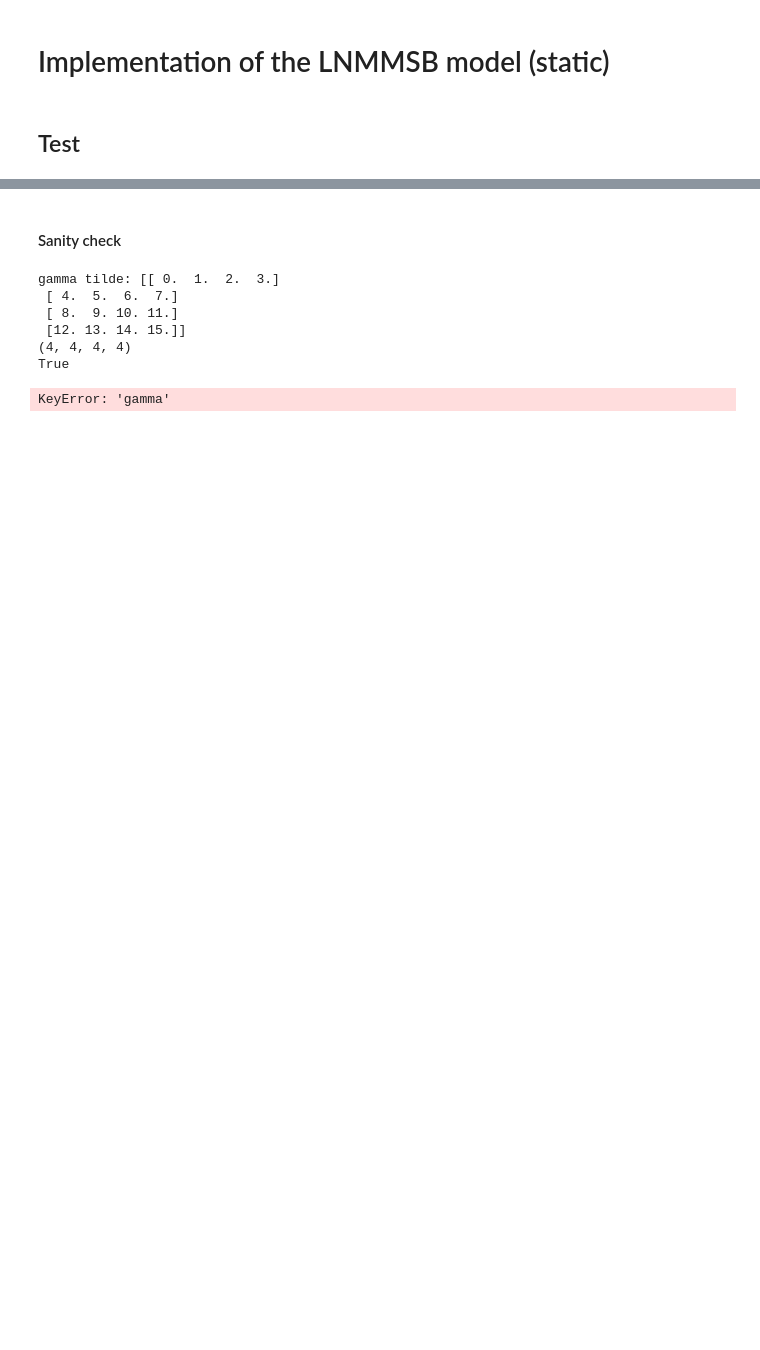
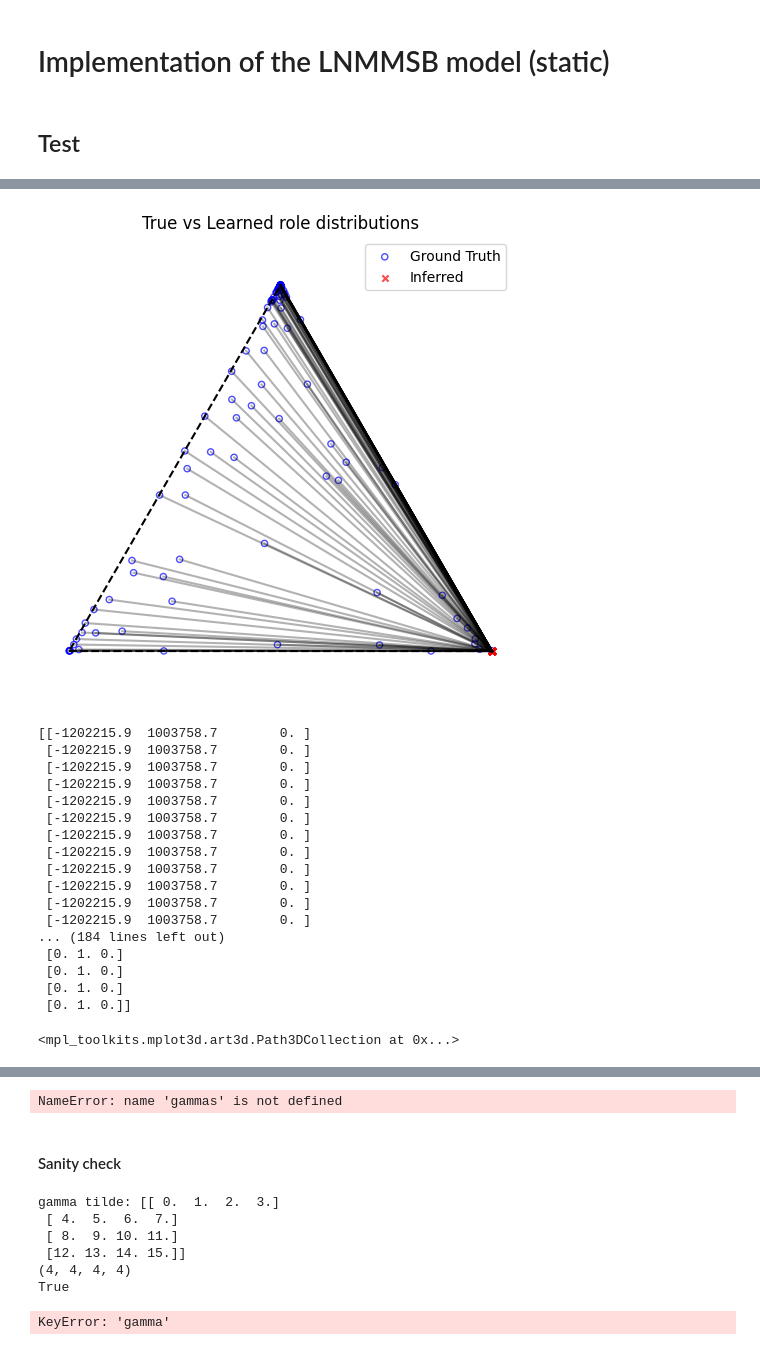
Before and after one commit to LaosAntreas/dMMSB, a Jupyter notebook: LNMMSB.ipynb, the cells around one changed output, grey strips where cells are left out. Saved outputs shown, nothing was run; the diff lists cells and outputs as text; code cells hidden in the pictures; blank space fills up the shorter version.

```diff
--- a/LNMMSB.ipynb
+++ b/LNMMSB.ipynb
@@ -383,0 +710,34 @@ True B:
+# %%
+true_pis = jax.nn.softmax(true_gammas, axis=-1)
+learned_pis = jax.nn.softmax(model.gamma_tilde, axis=-1)
+
+plot_roles(true_pis, learned_pis, title="True vs Learned role distributions")
+
+print(model.gamma_tilde)
+print(learned_pis)
+
+import matplotlib.pyplot as plt
+fig = plt.figure()
+ax = fig.add_subplot(projection='3d')
+
+ax.scatter(true_pis[:,0], true_pis[:,1], true_pis[:,2], c='b', label='True roles')
+# %% [output]
+[figure, added]
+[[-1202215.9  1003758.7        0. ]
+ [-1202215.9  1003758.7        0. ]
+ [-1202215.9  1003758.7        0. ]
+ [-1202215.9  1003758.7        0. ]
+ [-1202215.9  1003758.7        0. ]
+ [-1202215.9  1003758.7        0. ]
+ [-1202215.9  1003758.7        0. ]
+ [-1202215.9  1003758.7        0. ]
+ [-1202215.9  1003758.7        0. ]
+ [-1202215.9  1003758.7        0. ]
+ [-1202215.9  1003758.7        0. ]
+ [-1202215.9  1003758.7        0. ]
+... (184 lines left out)
+ [0. 1. 0.]
+ [0. 1. 0.]
+ [0. 1. 0.]
+ [0. 1. 0.]]
+<mpl_toolkits.mplot3d.art3d.Path3DCollection at 0x...>
@@ -384,3 +745,10 @@ True B:
+# %%
+print(gammas)
+print("Inferred gammas:\n", model.gamma_tilde)
+inferred_roles = softmax(model.gamma_tilde, axis=-1)
+print("Inferred roles:\n", inferred_roles)
+# %% [output]
+NameError: name 'gammas' is not defined
 # %% [markdown]
 #### Sanity check
 # %%
```
Also changed, not shown: parts of 9 cells of this notebook.
